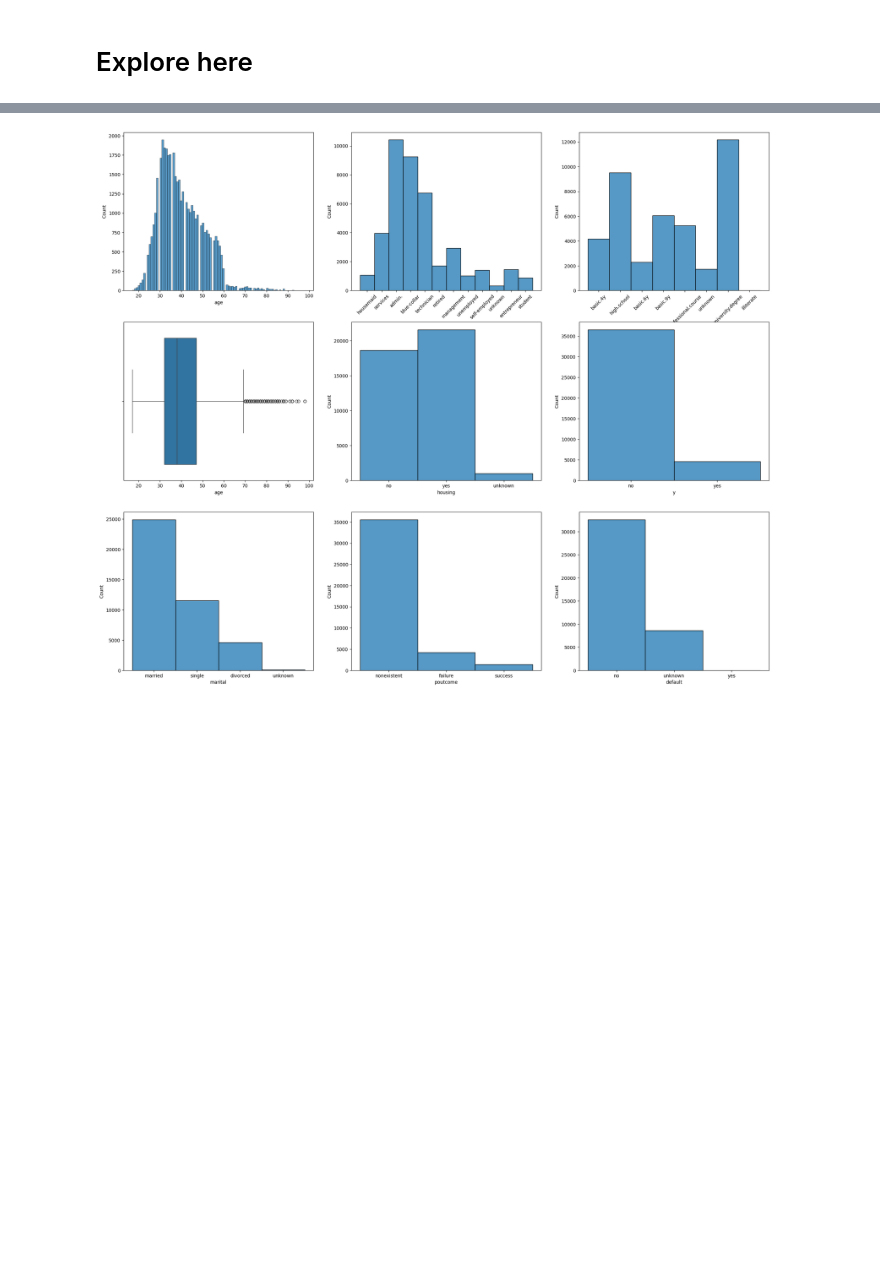
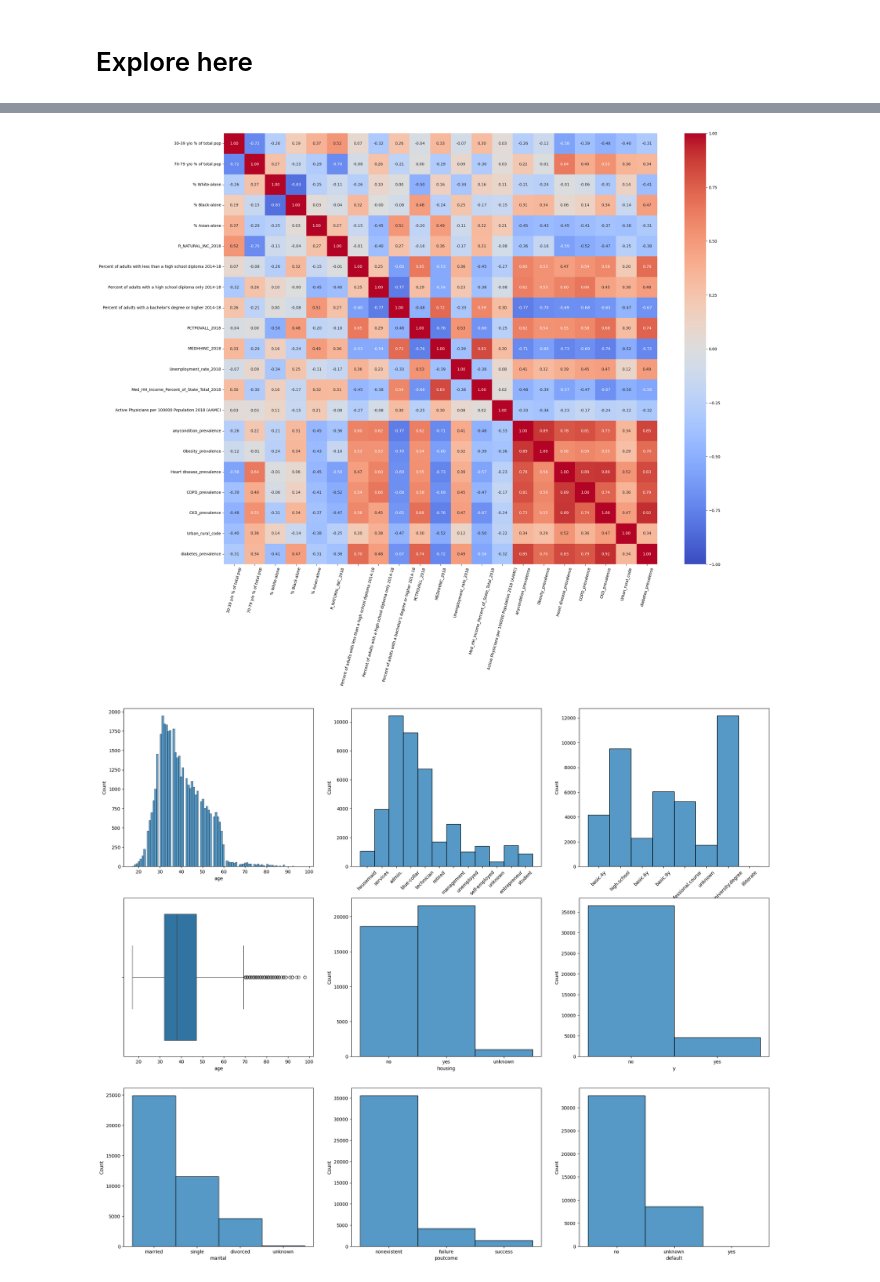
Before and after one commit to Trimboli10/regresion-lineal-trimboli-demograficos, a Jupyter notebook: src/explore.ipynb, the cells around one changed output, grey strips where cells are left out. Drawn from its saved outputs; the diff is of its cells as text; code cells hidden in the pictures; blank space fills up the shorter version.

```diff
--- a/src/explore.ipynb
+++ b/src/explore.ipynb
@@ -69,0 +144,9 @@ memory usage: 6.6 MB
+# %%
+x = ds_label_coded.drop(['diabetes_prevalence'], axis = 1)
+y = ds_label_coded["diabetes_prevalence"]
+# %%
+selector = SelectKBest(score_func=f_regression, k=20)
+X_new = selector.fit_transform(x, y)
+
+print("Forma original:", x.shape)
+print("Forma reducida:", X_new.shape)
@@ -69,0 +156,8 @@ memory usage: 6.6 MB
+# %%
+# Obtengo una máscara True/False indicando qué columnas fueron seleccionadas
+mask = selector.get_support()
+
+# Extraemos los nombres de las columnas seleccionadas
+selected_cols = np.array(ds_label_coded.columns.drop(['diabetes_prevalence']))[mask]
+
+selected_cols
@@ -69,0 +177,6 @@ memory usage: 6.6 MB
+# %%
+ds_correlacion = ds_label_coded[selected_cols]
+
+ds_correlacion["diabetes_prevalence"] = y
+
+ds_correlacion
@@ -70,3 +197,14 @@ memory usage: 6.6 MB
+# %%
+corr = ds_correlacion.corr()
+
+plt.figure(figsize=(25, 20))
+
+
+sns.heatmap(corr, annot=True, cmap='coolwarm', vmin=-1, vmax=1, fmt='.2f')
+plt.tick_params(axis = "x", rotation = 75)
+plt.show()
+# %% [output]
+[figure, added]
 # %%
 # Grafico
 
```
Also changed, not shown: parts of 11 cells of this notebook.
